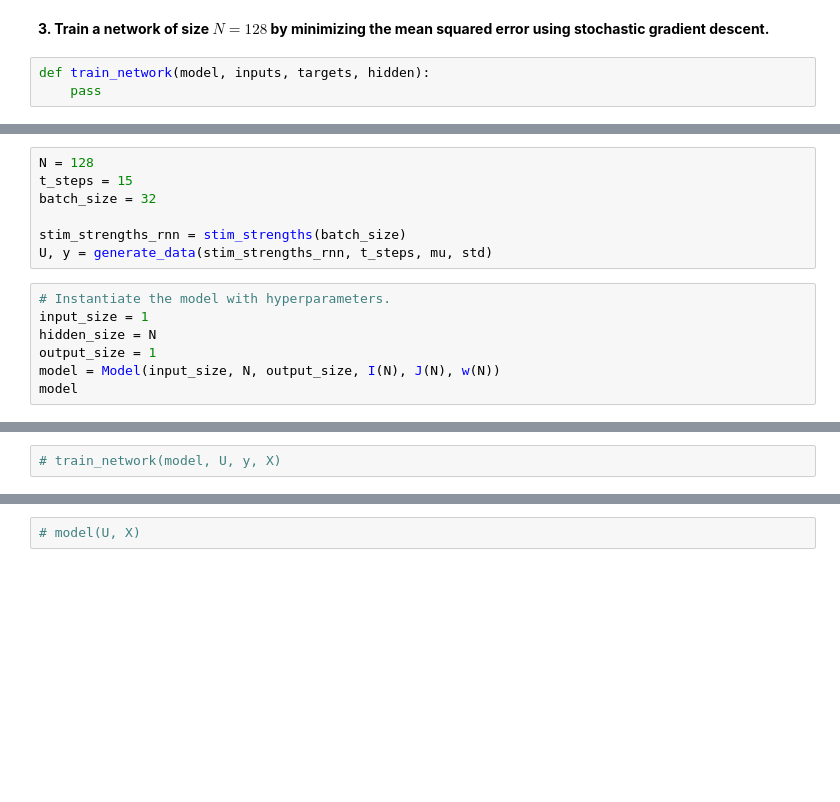
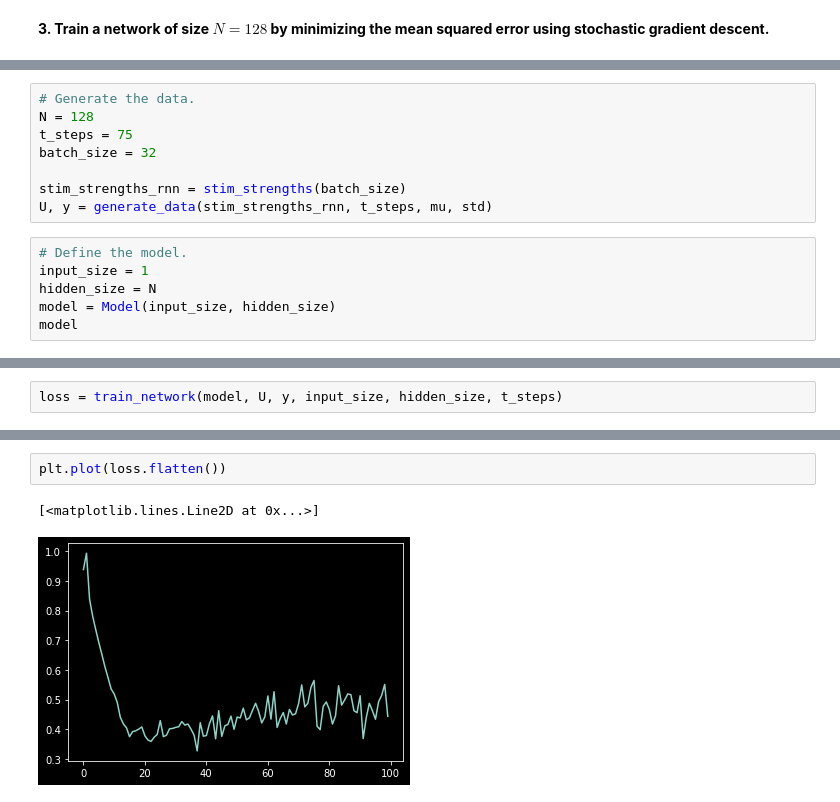
Before and after one commit to nguyen-td/Low-rank-RNN, a Jupyter notebook: dm_project.ipynb, the cells around one changed output, grey strips where cells are left out. Saved outputs shown, nothing was run; the diff lists cells and outputs as text; blank space fills up the shorter version.

Commit message:
adjusted network + added training

```diff
--- a/dm_project.ipynb
+++ b/dm_project.ipynb
@@ -141,5 +116,2 @@ class Model(nn.Module):
 # %% [markdown]
 __3. Train a network of size $N = 128$ by minimizing the mean squared error using stochastic gradient descent.__
-# %%
-def train_network(model, inputs, targets, hidden):
-    pass
@@ -146,16 +152,16 @@ def train_network(model, inputs, targets, hidden):
 # %%
+# Generate the data.
 N = 128
-t_steps = 15
+t_steps = 75
 batch_size = 32
 
 stim_strengths_rnn = stim_strengths(batch_size)
 U, y = generate_data(stim_strengths_rnn, t_steps, mu, std)
 # %%
-# Instantiate the model with hyperparameters.
+# Define the model.
 input_size = 1
 hidden_size = N
-output_size = 1
-model = Model(input_size, N, output_size, I(N), J(N), w(N))
+model = Model(input_size, hidden_size)
 model
 # %% [output]
 Model(
@@ -190,2 +176,2 @@ n_epochs = 100
 # %%
-# train_network(model, U, y, X)
+loss = train_network(model, U, y, input_size, hidden_size, t_steps)
@@ -192,2 +189,5 @@ n_epochs = 100
-# %%
-# model(U, X)
+# %%
+plt.plot(loss.flatten())
+# %% [output]
+[<matplotlib.lines.Line2D at 0x...>]
+[figure, added]
```
Also changed, not shown: parts of 14 cells of this notebook.
